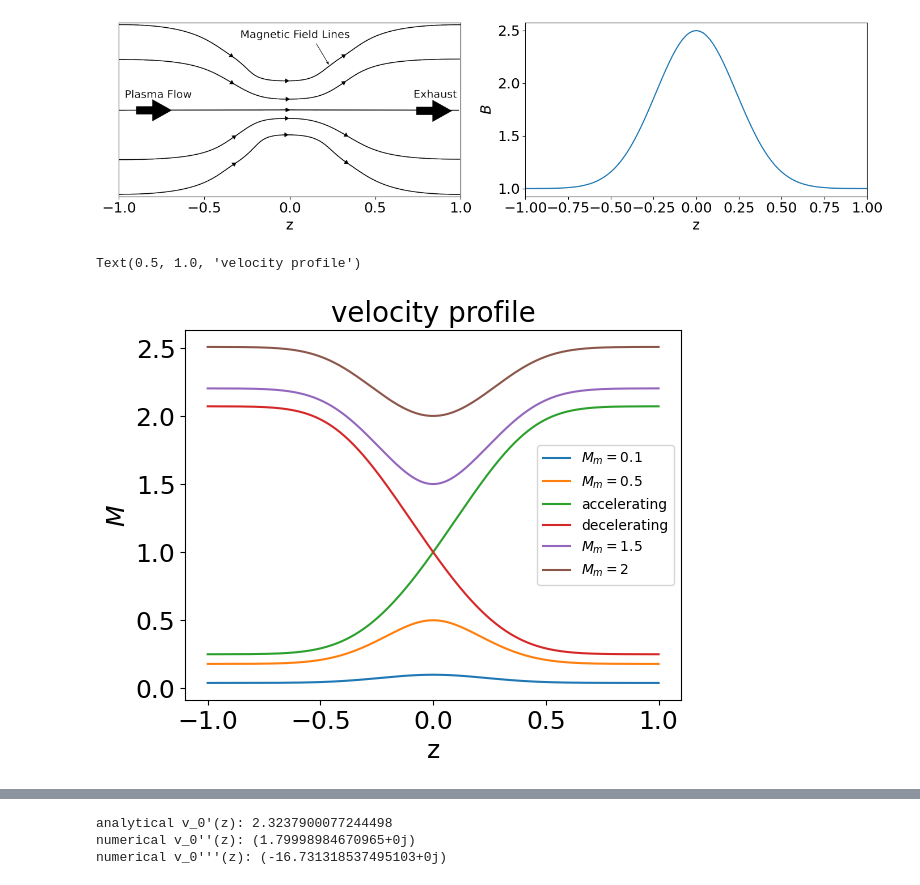
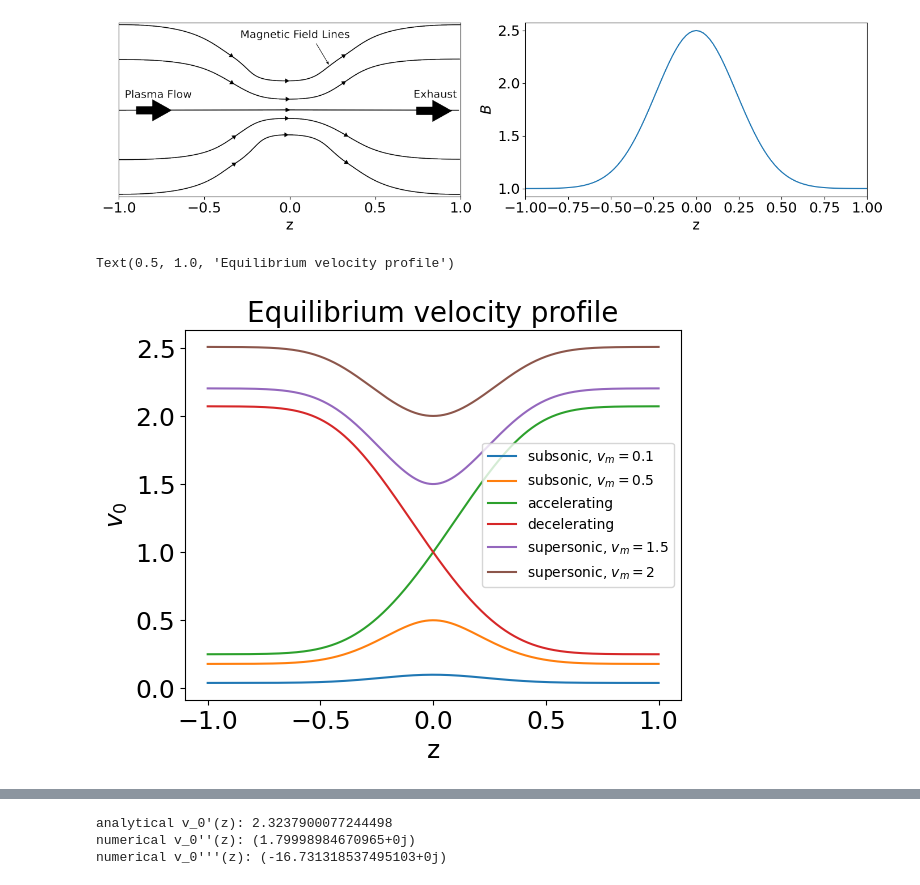
Before and after one commit to HuntFeng/magnetic-nozzle-spectral-instability, a Jupyter notebook: plotting.ipynb, the cells around one changed output, grey strips where cells are left out. Saved outputs shown, nothing was run; the diff lists cells and outputs as text; code cells hidden in the pictures.

```diff
--- a/plotting.ipynb
+++ b/plotting.ipynb
@@ -30,26 +30,28 @@ fig.tight_layout()
 # %%
 params_list = [
     Params(Mm=0.1, constant_v=False),
     Params(Mm=0.5, constant_v=False),
     Params(Mm=1, accelerating=True),
     Params(Mm=1, accelerating=False),
     Params(Mm=1.5, constant_v=False),
-    Params(Mm=2, constant_v=False)
+    Params(Mm=2, constant_v=False),
 ]
 x = np.linspace(-1,1,1001)
 for params in params_list:
     nozzle = Nozzle(params, x)
     if params.accelerating == True:
         label = "accelerating"
     elif params.accelerating == False:
         label = "decelerating"
-    else: # paras.accelerating is None
-        label = f"$M_m={params.Mm}$"
+    elif params.Mm < 1:
+        label = f"subsonic, $v_m={params.Mm}$"
+    elif params.Mm > 1:
+        label = f"supersonic, $v_m={params.Mm}$"
     plt.plot(x, nozzle.v0, label=label)
 plt.legend(fontsize="medium")
 plt.xlabel("z")
-plt.ylabel("$M$")
-plt.title("velocity profile")
+plt.ylabel("$v_0$")
+plt.title("Equilibrium velocity profile")
 # %% [output]
-Text(0.5, 1.0, 'velocity profile')
+Text(0.5, 1.0, 'Equilibrium velocity profile')
-[figure, old version]
+[figure, new version]
```
Also changed, not shown: parts of 1 cell of this notebook, 24 other files.
